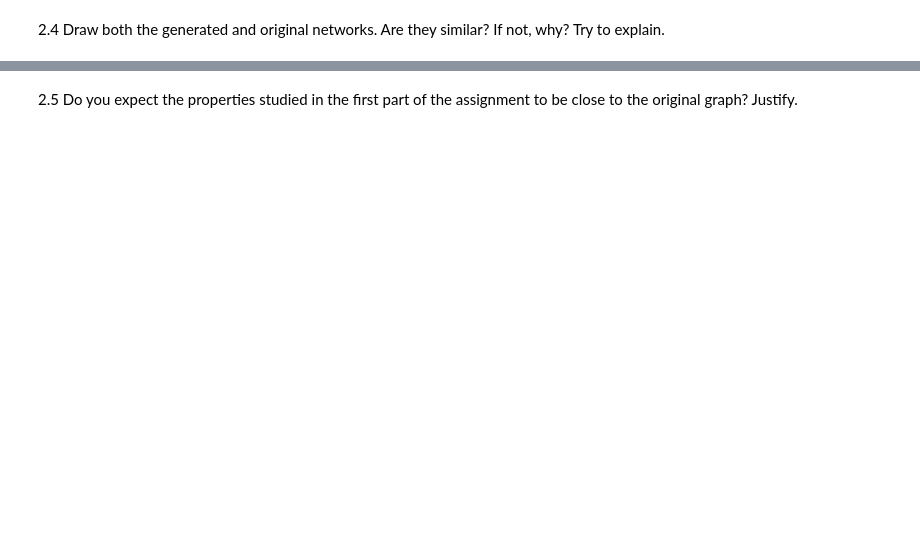
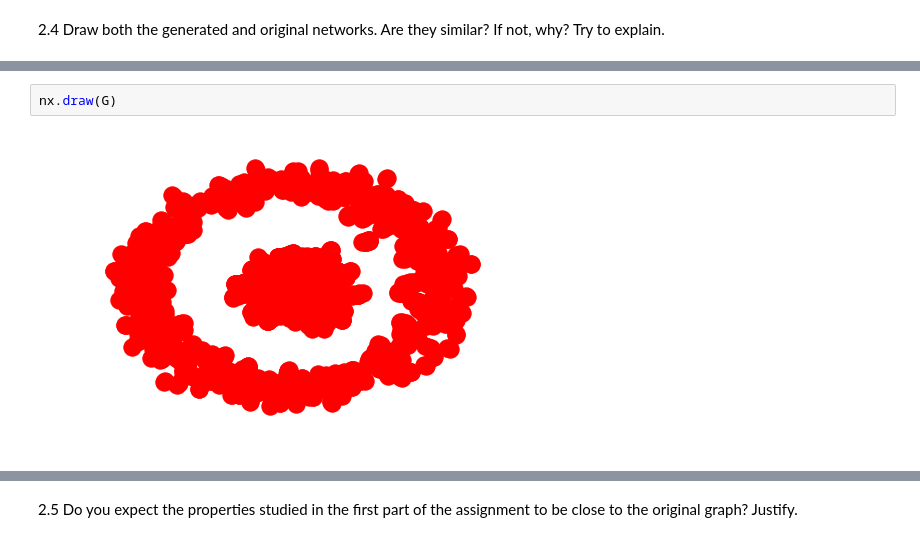
Before and after one commit to adrianlwn/ntds_2017, a Jupyter notebook: assignments/02_network_models.ipynb, the cells around one changed output, grey strips where cells are left out. Drawn from its saved outputs; the diff is of its cells as text; blank space fills up the shorter version.

```diff
--- a/assignments/02_network_models.ipynb
+++ b/assignments/02_network_models.ipynb
@@ -187,0 +177,4 @@ degree_sequence_gc=sorted(nx.degree(gc, weight = 'weight').values(),reverse=True
+# %%
+nx.draw(G)
+# %% [output]
+[figure, added]
```
Also changed, not shown: parts of 24 cells of this notebook.
